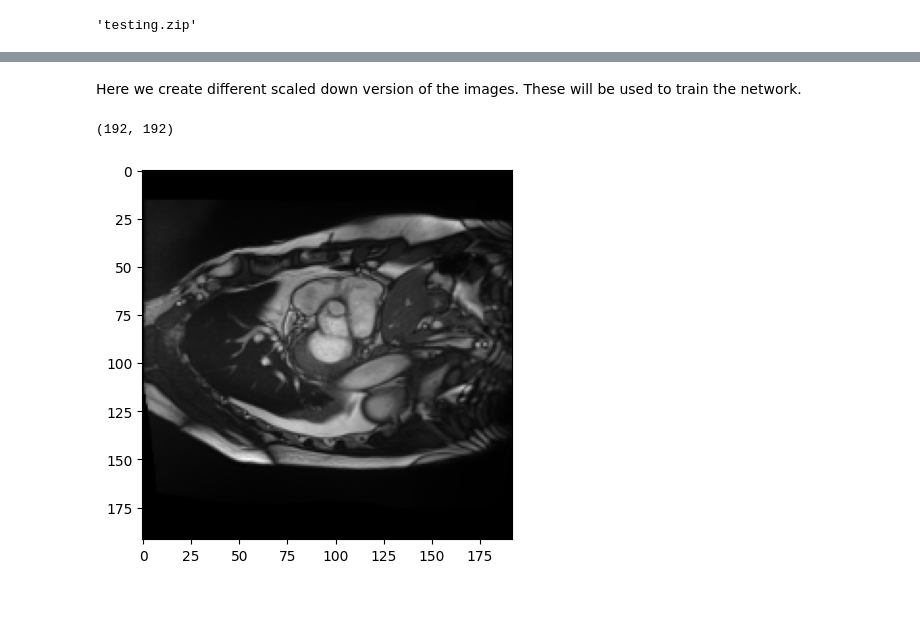
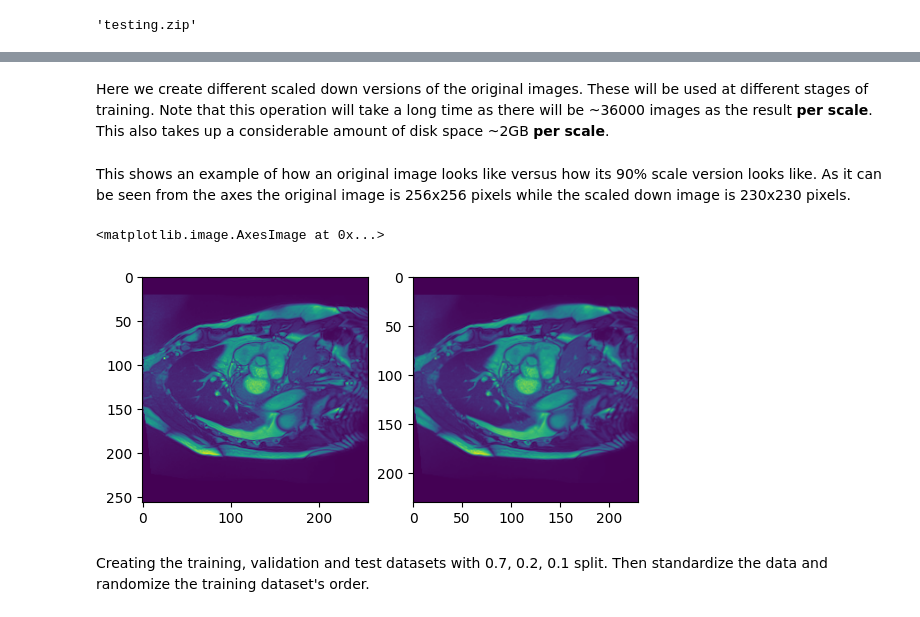
Before and after one commit to Xeena2812/deep-learning-nhf, a Jupyter notebook: milestone-1.ipynb, the cells around one changed output, grey strips where cells are left out. Drawn from its saved outputs; the diff is of its cells as text; code cells hidden in the pictures.

Commit message:
documentation for full_image_preprocessing.ipynb

```diff
--- a/milestone-1.ipynb
+++ b/milestone-1.ipynb
@@ -106,5 +101,5 @@ for file in os.listdir("./train_valid/patients"):
-# %% [markdown]
-Here we create different scaled down version of the images. These will be used to train the network.
+# %% [markdown]
+Here we create different scaled down versions of the original images. These will be used at different stages of training. Note that this operation will take a long time as there will be ~36000 images as the result **per scale**. This also takes up a considerable amount of disk space ~2GB **per scale**.
 # %%
 os.mkdir('./train_valid/90percent_scale')
 # os.mkdir('./train_valid/80percent_scale')
@@ -130,11 +125,21 @@ for file in os.listdir('./train_valid/original_images'):
     # plt.imsave(f'./train_valid/75percent_scale/75_{file}', scaled_to_75)
     # plt.imsave(f'./train_valid/60percent_scale/60_{file}', scaled_to_60)
     # plt.imsave(f'./train_valid/50percent_scale/50_{file}', scaled_to_50)
-# %%
-full_size = plt.imread('./train_valid/original_images/90_pa')
-# %% [output]
-(192, 192)
-[figure, removed]
+# %% [markdown]
+This shows an example of how an original image looks like versus how its 90% scale version looks like. As it can be seen from the axes the original image is 256x256 pixels while the scaled down image is 230x230 pixels.
+# %%
+full_scale = plt.imread('./train_valid/original_images/patient001_0_0.png')
+scaled_down = plt.imread('./train_valid/90percent_scale/90_patient001_0_0.png')
+
+plt.subplot(1, 2, 1)
+plt.imshow(full_scale)
+plt.subplot(1, 2, 2)
+plt.imshow(scaled_down)
+# %% [output]
+<matplotlib.image.AxesImage at 0x...>
+[figure, added]
+# %% [markdown]
+Creating the training, validation and test datasets with 0.7, 0.2, 0.1 split. Then standardize the data and randomize the training dataset's order.
 # %%
 np.random.seed(2812)
 
```
Also changed, not shown: parts of 11 cells of this notebook, 1 other file.
